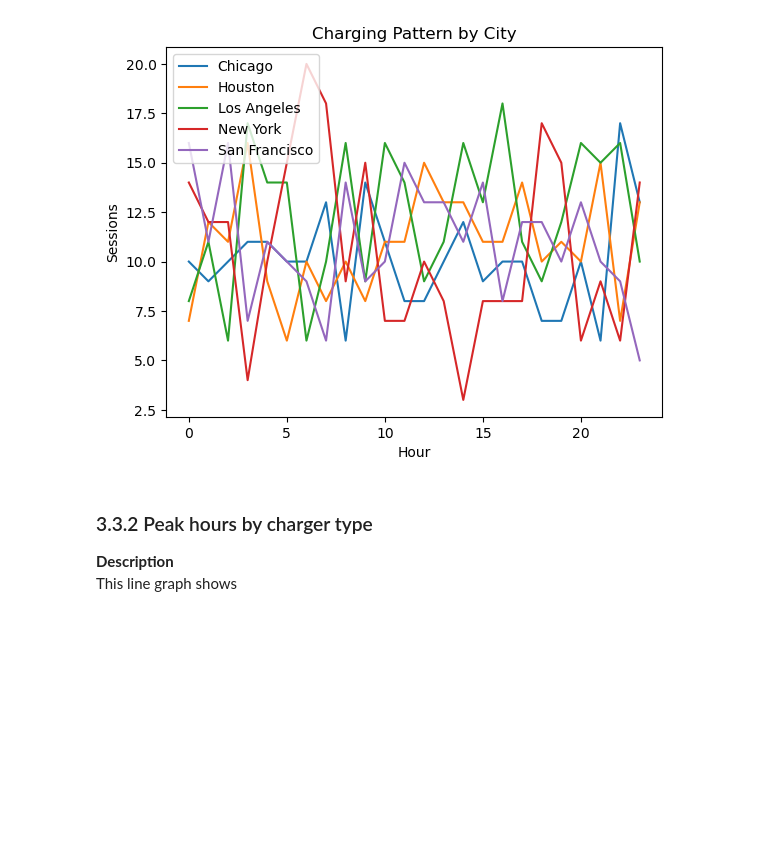
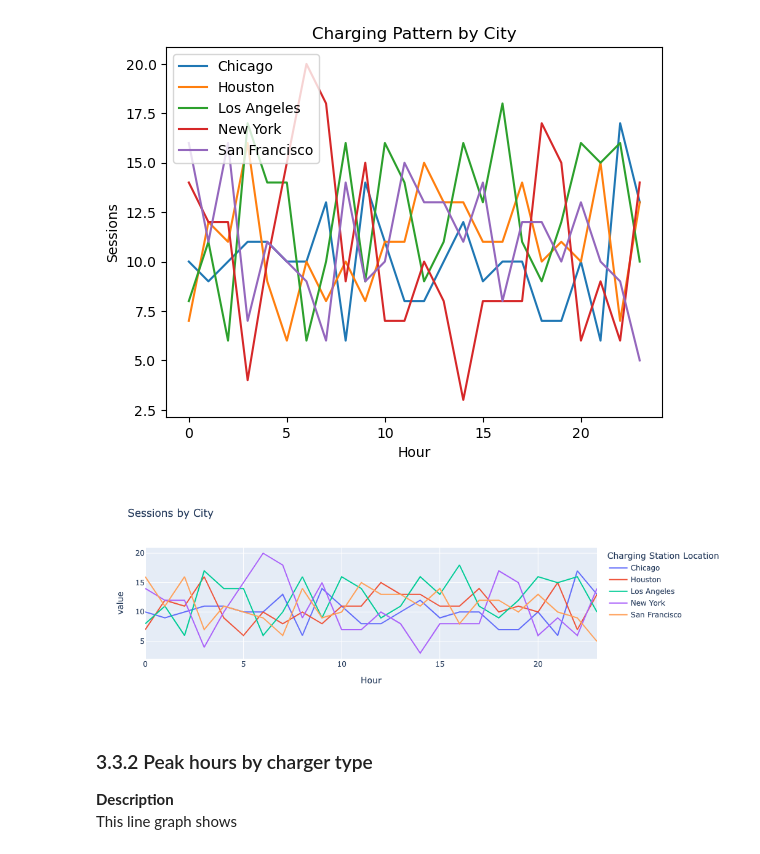
Before and after one commit to M-3rlin/GlobalEVChargingStationsAnalysis, a Jupyter notebook: Stream3_Availability.ipynb, the cells around one changed output. Saved outputs shown, nothing was run; the diff lists cells and outputs as text; code cells hidden in the pictures; blank space fills up the shorter version.

```diff
--- a/Stream3_Availability.ipynb
+++ b/Stream3_Availability.ipynb
@@ -200,6 +232,10 @@ ax.legend()
 plt.show()
 # %% [output]
 [figure]
+# %%
+px.line(city_pivot, title='Charging Pattern by City').show()
+# %% [output]
+[figure, added]
 # %% [markdown]
 ### 3.3.2 Peak hours by charger type
 **Description**
```
Also changed, not shown: parts of 16 cells of this notebook.
